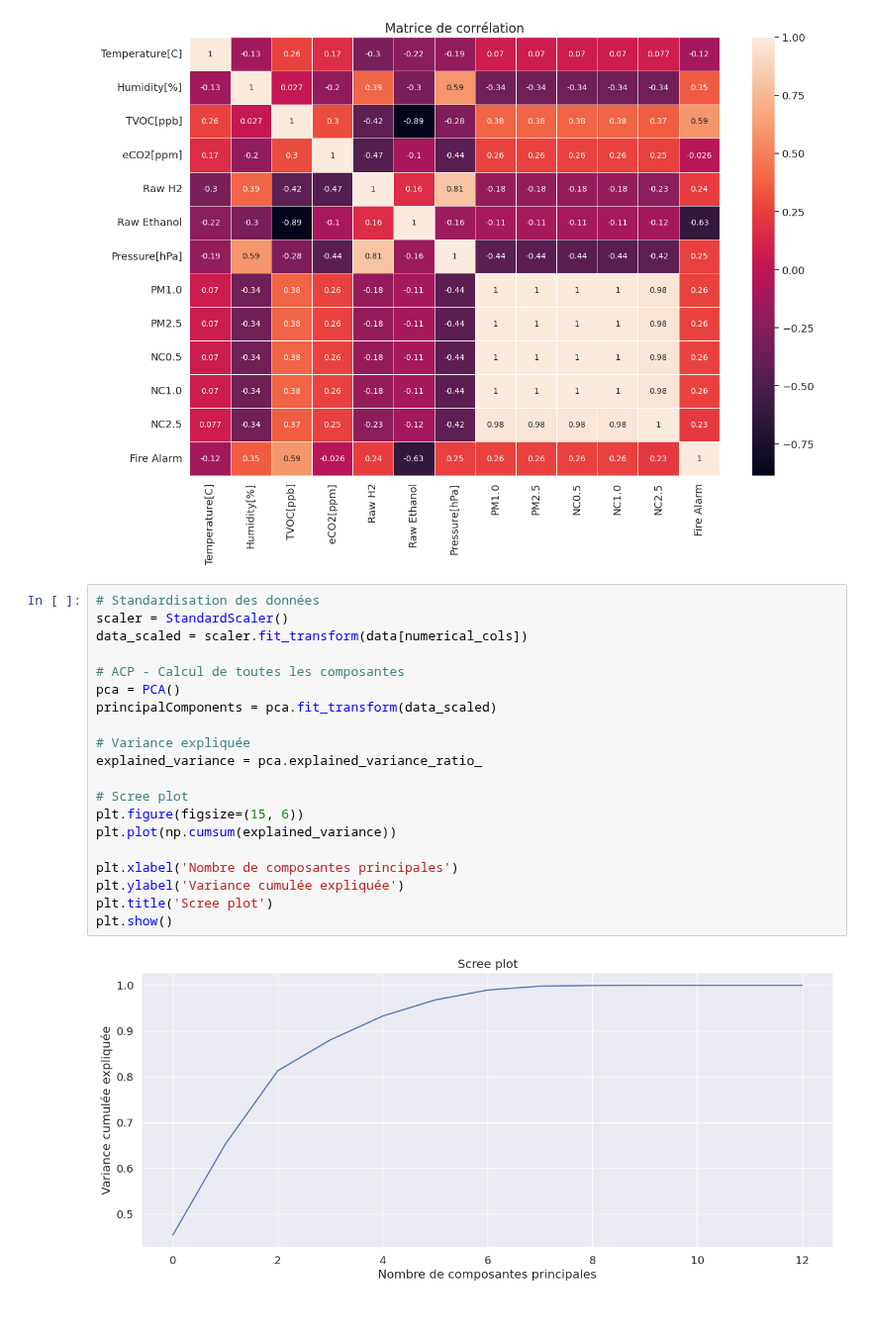
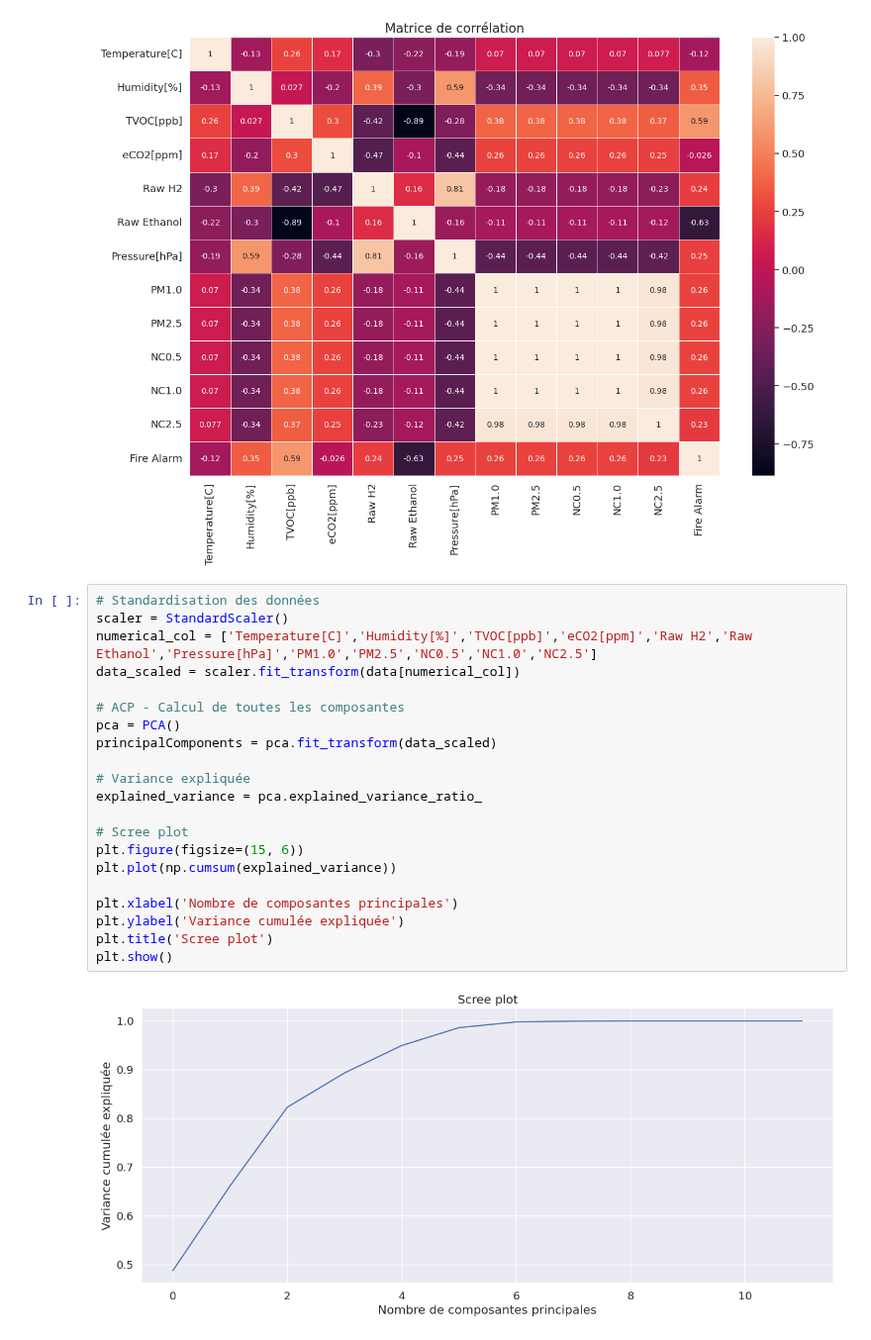
Before and after one commit to albertboo9/Syst-me_D-tection_Incendie, a Jupyter notebook: machine_learning/notebooks/exploration_donnees.ipynb, the cells around one changed output. Shown at 99% size. Drawn from its saved outputs; the diff is of its cells as text.

```diff
--- a/machine_learning/notebooks/exploration_donnees.ipynb
+++ b/machine_learning/notebooks/exploration_donnees.ipynb
@@ -42,25 +42,26 @@ max       21.380000      3.334000      0.075000  24993.000000      1.000000
 # %%
 # Standardisation des données
 scaler = StandardScaler()
-data_scaled = scaler.fit_transform(data[numerical_cols])
+numerical_col = ['Temperature[C]','Humidity[%]','TVOC[ppb]','eCO2[ppm]','Raw H2','Raw Ethanol','Pressure[hPa]','PM1.0','PM2.5','NC0.5','NC1.0','NC2.5']
+data_scaled = scaler.fit_transform(data[numerical_col])
 
 # ACP - Calcul de toutes les composantes
 pca = PCA()
 principalComponents = pca.fit_transform(data_scaled)
 
 # Variance expliquée
 explained_variance = pca.explained_variance_ratio_
 
 # Scree plot
 plt.figure(figsize=(15, 6))
 plt.plot(np.cumsum(explained_variance))
 
 plt.xlabel('Nombre de composantes principales')
 plt.ylabel('Variance cumulée expliquée')
 plt.title('Scree plot')
 plt.show()
 # %% [output]
-[figure, old version]
+[figure, new version]
 # %%
 import joblib
 
```
Also changed, not shown: parts of 1 cell of this notebook, 9 other files.
